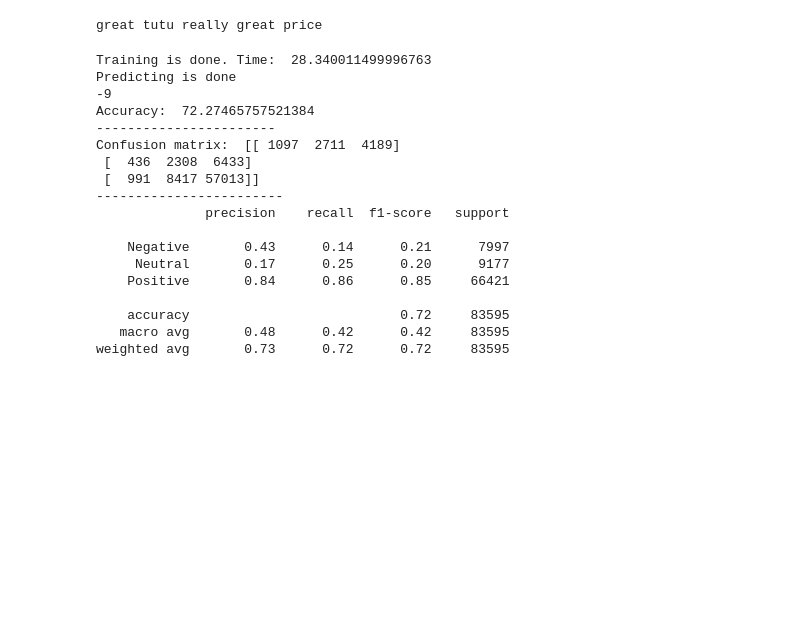
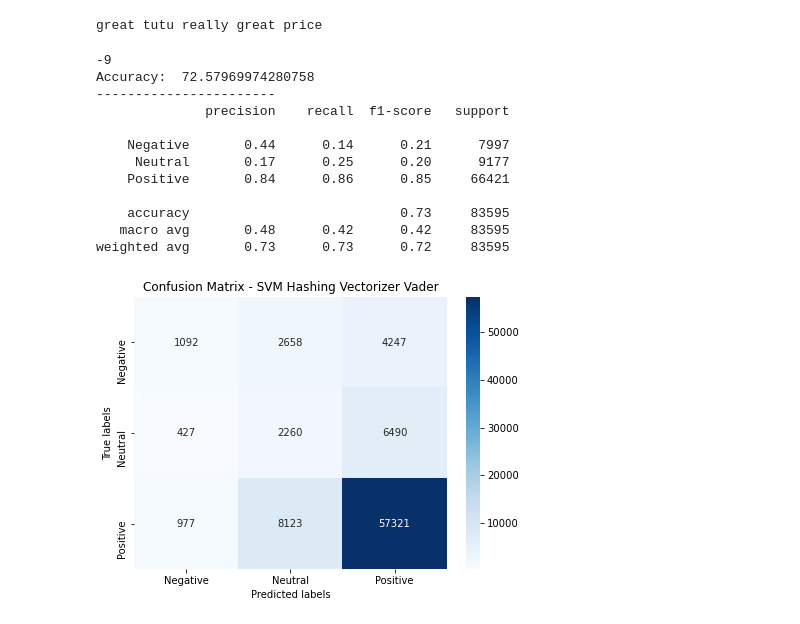
Before and after one commit to ChristosDeretzis/Sentence-Level-Sentiment-Analysis-Thesis, a Jupyter notebook: [Combined]SVM_HashingVectorizer-Vader.ipynb, the cells around one changed output. Cells and saved outputs as stored; diff of their text form; code cells hidden in the pictures; blank space fills up the shorter version.

```diff
--- a/[Combined]SVM_HashingVectorizer-Vader.ipynb
+++ b/[Combined]SVM_HashingVectorizer-Vader.ipynb
@@ -41,6 +42,7 @@ Split each review into sentences
 and preprocess each sentence
 """
 stopwords = stopwords.words('english')
+wordnet_lemmatizer = WordNetLemmatizer()
 
 preprocessed_data = []
 index = 0
@@ -53,7 +55,7 @@ for review in reviews_data['reviewText']:
         sentence = re.sub('[^a-zA-Z]', ' ', sentence)
         sentence = sentence.lower()
         sentence = word_tokenize(sentence)
-        sentence = [word for word in sentence if not word in stopwords]
+        sentence = [wordnet_lemmatizer.lemmatize(word) for word in sentence if not word in stopwords]
         sentence = ' '.join(sentence)
         if(sentence != ''):
             review = {}
@@ -194,21 +196,12 @@ def find_Max_Element(scores):
 # Support Vector Machine with linear cernel
 
 from sklearn.svm import LinearSVC
-import timeit
-
-start = timeit.default_timer()
 
 # Train the classifier
 clf = LinearSVC(random_state=0, tol=1e-5)
 clf.fit(Train_X_Hashing,Train_Y)
 
-stop = timeit.default_timer()
-
-print("Training is done. Time: ", (stop-start))
-
 predictions_SVM = clf.predict(Test_X_Hashing)
-
-print("Predicting is done")
 
 # Get grades by review
 predicted_scores_frame = pd.DataFrame(np.column_stack([Test_index, predictions_SVM, Test_Y]),
@@ -225,45 +218,46 @@ predicted_scores = list(majority_scores)
 # for each review get its actual score
 actual_scores_frame = predicted_scores_frame.groupby('review Index')['actual'].first()
 actual_scores = list(actual_scores_frame)
 
 # get all indexes
 review_indexes = predicted_scores_frame['review Index'].unique()
 
 # Calculate Accuracy
 accuracy = accuracy_score(predicted_scores, actual_scores)*100
 print("Accuracy: ", accuracy)
 print("-----------------------")
 
 # Confusion Matrix
 cm = confusion_matrix(actual_scores, predicted_scores)
-print("Confusion matrix: ", cm)
-print("------------------------")
+plt.figure(figsize = (7,5))
+ax = plt.subplot()
+sns.heatmap(cm, annot=True, cmap='Blues', fmt='g',ax=ax)
+ax.set_xlabel('Predicted labels');
+ax.set_ylabel('True labels');
+ax.set_title('Confusion Matrix - SVM Hashing Vectorizer Vader');
+ax.xaxis.set_ticklabels(['Negative', 'Neutral', 'Positive']);
+ax.yaxis.set_ticklabels(['Negative', 'Neutral', 'Positive']);
 
 # Classification Report
 my_tags = ['Negative','Neutral','Positive']
 print(classification_report(actual_scores, predicted_scores, target_names=my_tags))
 report = classification_report(actual_scores, predicted_scores, target_names=my_tags, output_dict=True);
 clsf_report = pd.DataFrame(report).transpose()
 clsf_report.to_csv('reports/SVM_HashingVectorizer_Vader.csv', index= True)
 # %% [output]
-Training is done. Time:  28.340011499996763
-Predicting is done
 -9
-Accuracy:  72.27465757521384
+Accuracy:  72.57969974280758
 -----------------------
-Confusion matrix:  [[ 1097  2711  4189]
- [  436  2308  6433]
- [  991  8417 57013]]
-------------------------
               precision    recall  f1-score   support
 
-    Negative       0.43      0.14      0.21      7997
+    Negative       0.44      0.14      0.21      7997
      Neutral       0.17      0.25      0.20      9177
     Positive       0.84      0.86      0.85     66421
 
-    accuracy                           0.72     83595
+    accuracy                           0.73     83595
    macro avg       0.48      0.42      0.42     83595
-weighted avg       0.73      0.72      0.72     83595
+weighted avg       0.73      0.73      0.72     83595
+[figure, added]
 # %%
 # write indexes of false classified reviews to a txt file
 
```
Also changed, not shown: parts of 2 cells of this notebook, 28 other files.
